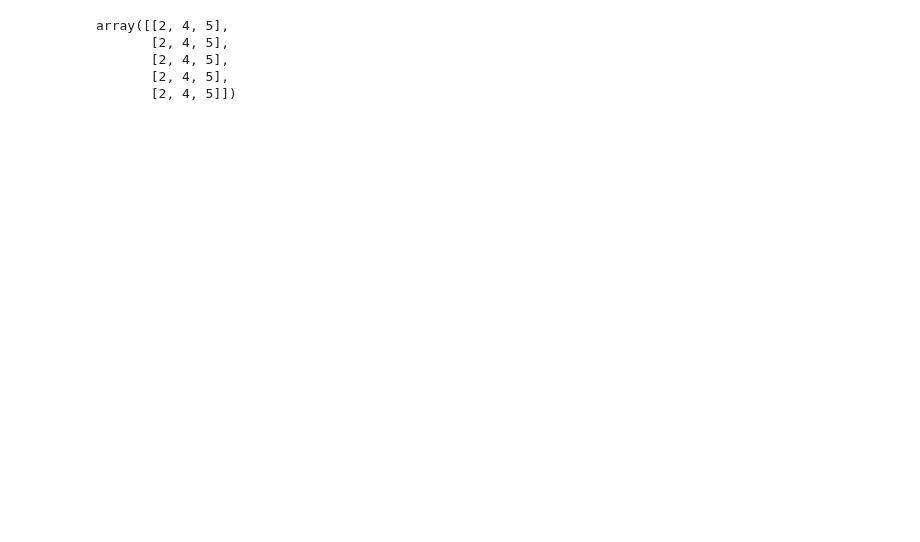
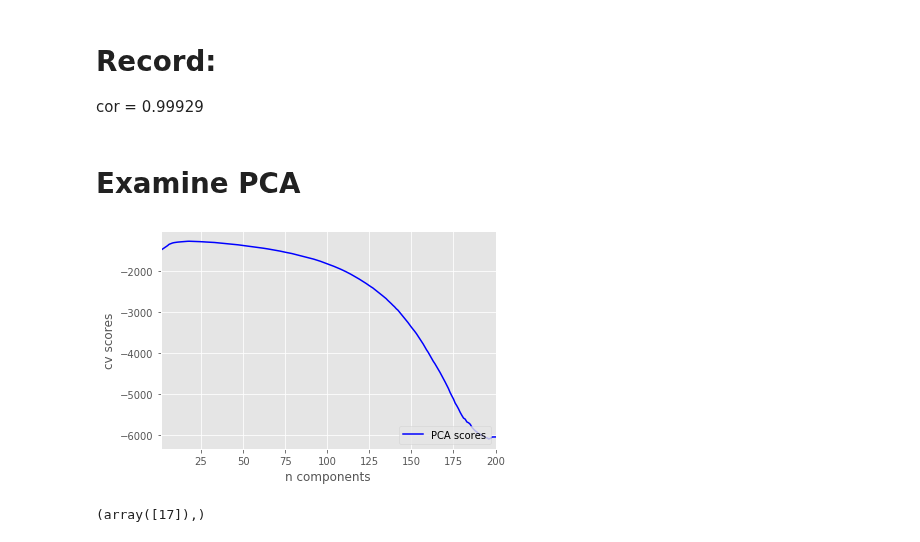
Before and after one commit to DaniloZZZ/quantTechLab, a Jupyter notebook: analysis/Ensemble.ipynb, the cells around one changed output. Cells and saved outputs as stored; diff of their text form; code cells hidden in the pictures; blank space fills up the shorter version.

```diff
--- a/analysis/Ensemble.ipynb
+++ b/analysis/Ensemble.ipynb
@@ -135,8 +134,39 @@ b = np.array([[0, 1, 2, 3, 4, 5, 6, 7, 8], [0, 1, 2, 3, 4, 5, 6, 7, 8], [0, 1, 2
-# %%
-b[:, a]
-# %% [output]
-array([[2, 4, 5],
-       [2, 4, 5],
-       [2, 4, 5],
-       [2, 4, 5],
-       [2, 4, 5]])
+# %% [markdown]
+# Record:
+cor = 0.99929
+# %% [markdown]
+# Examine PCA
+# %%
+from sklearn.decomposition import PCA
+from sklearn.model_selection import cross_val_score as cv_score
+import numpy as np
+import matplotlib
+from matplotlib import pyplot as plt
+import matplotlib.patches as mpatches
+matplotlib.style.use('ggplot')
+%matplotlib inline
+
+def plot_scores(d_scores):
+    n_components = np.arange(1,d_scores.size+1)
+    plt.plot(n_components, d_scores, 'b', label='PCA scores')
+    plt.xlim(n_components[0], n_components[-1])
+    plt.xlabel('n components')
+    plt.ylabel('cv scores')
+    plt.legend(loc='lower right')
+    plt.show()
+
+
+
+data = train_dataset.images
+
+D = len(data[0])
+
+d_scores = []
+
+for i in range(D):
+    model = PCA(n_components=i+1)
+    scores = cv_score(model, data, cv = 3)
+    d_scores.append(scores.mean())
+plot_scores(np.array(d_scores))
+# %% [output]
+[figure, added]
@@ -142,0 +175,4 @@ array([[2, 4, 5],
+# %%
+np.where(d_scores == d_scores.max())
+# %% [output]
+(array([17]),)
```
Also changed, not shown: parts of 15 cells of this notebook, 1 other file.
